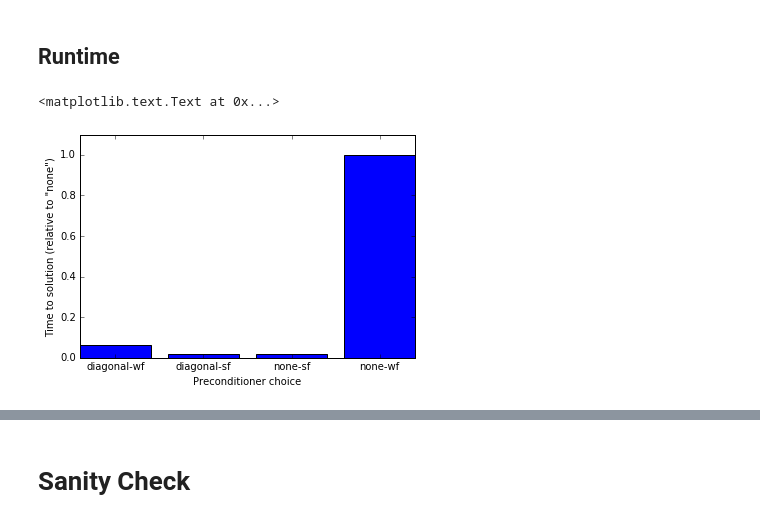
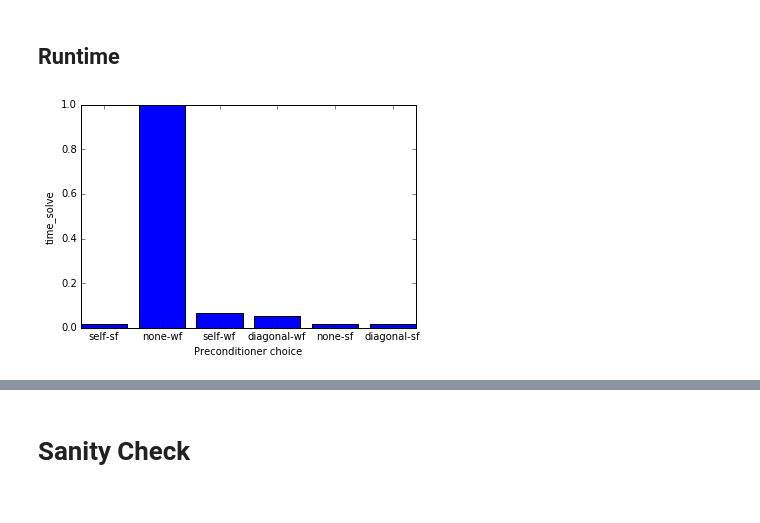
Before and after one commit to sheeshee/MSc-Project-Code, a Jupyter notebook: Notebooks/04_bempp_cavity_simple.ipynb, the cells around one changed output, grey strips where cells are left out. Drawn from its saved outputs; the diff is of its cells as text; code cells hidden in the pictures.

Commit message:
Implement parameters and some bigger  grids.

```diff
--- a/Notebooks/04_bempp_cavity_simple.ipynb
+++ b/Notebooks/04_bempp_cavity_simple.ipynb
@@ -71,6 +80,10 @@ for method in methods:
 # %%
 for method in methods:
     print(method)
-    model_wf = bempp_cavity.Model(grid, Ks, MUs, wave, spaces='RWG-dominant')
-    sol_wf[method] = model_wf.solve(preconditioner=method, preconditioner_parameters=parameters.get())
+    model = bempp_cavity.Model(grid, Ks, MUs, wave, spaces='RWG-dominant')
+    sol = model.solve(preconditioner=method, preconditioner_parameters=parameters.get())
+    residuals_wf[method] = sol.residuals
+    info_wf[method] = sol.info
+    del sol
+    del model
 # %% [output]
@@ -88,8 +97,10 @@ sol_wf
 # %%
 for method in methods:
-    plt.semilogy(sol_sf[method].residuals, label='st-'+method)
-for method in methods:
-    plt.semilogy(sol_wf[method].residuals, label='wk-'+method)
+    if method in residuals_sf:
+        plt.semilogy(residuals_sf[method], label='st-'+method)
+for method in residuals_wf:
+    if method in residuals_wf and method is not 'none':
+        plt.semilogy(residuals_wf[method], label='wk-'+method)
 plt.legend()
 plt.show();
 # %% [output]
@@ -99,26 +110,27 @@ KeyError: 'self'
 # %%
 #
 # Plot bar chart of run times
 #
-sol = {}
-for k, v in sol_sf.items():
-    sol[k+'-sf'] = v
-for k, v in sol_wf.items():
-    sol[k+'-wf'] = v
-ref = sol['none-wf'].info['time_solve']
-x = [i for i, _ in enumerate(sol.keys())]
-times = [sol[method].info['time_solve']/ref for method in sol.keys()]
-xlabels = list(sol.keys())
+def plot_metric(metric, info_sf, info_wf):
+    sol = {}
+    for k, v in info_sf.items():
+        sol[k+'-sf'] = v
+    for k, v in info_wf.items():
+        sol[k+'-wf'] = v
+    ref = sol['none-wf'][metric]
+    x = [i for i, _ in enumerate(sol.keys())]
+    times = [sol[method][metric]/ref for method in sol.keys()]
+    xlabels = list(sol.keys())
 
-fig, ax = plt.subplots(1, 1)
-plt.setp(ax, xticks=x, xticklabels=xlabels)
+    fig, ax = plt.subplots(1, 1)
+    plt.setp(ax, xticks=x, xticklabels=xlabels)
 
 
-ax.bar(x, times, align='center');
-ax.set_ylim([0, 1.1])
-ax.set_xlabel('Preconditioner choice')
-ax.set_ylabel('Time to solution (relative to "none")')
-pass
+    ax.bar(x, times, align='center');
+    ax.set_xlabel('Preconditioner choice')
+    ax.set_ylabel(metric)
+    pass
+
+plot_metric('time_solve', info_sf, info_wf)
 # %% [output]
-<matplotlib.text.Text at 0x...>
-[figure, old version]
+[figure, new version]
```
Also changed, not shown: parts of 15 cells of this notebook, 5 other files.
